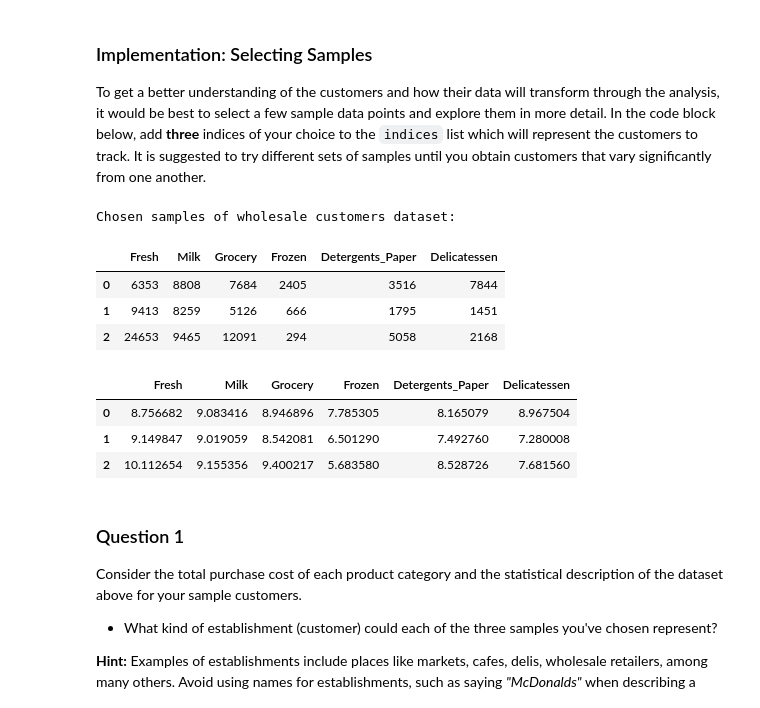
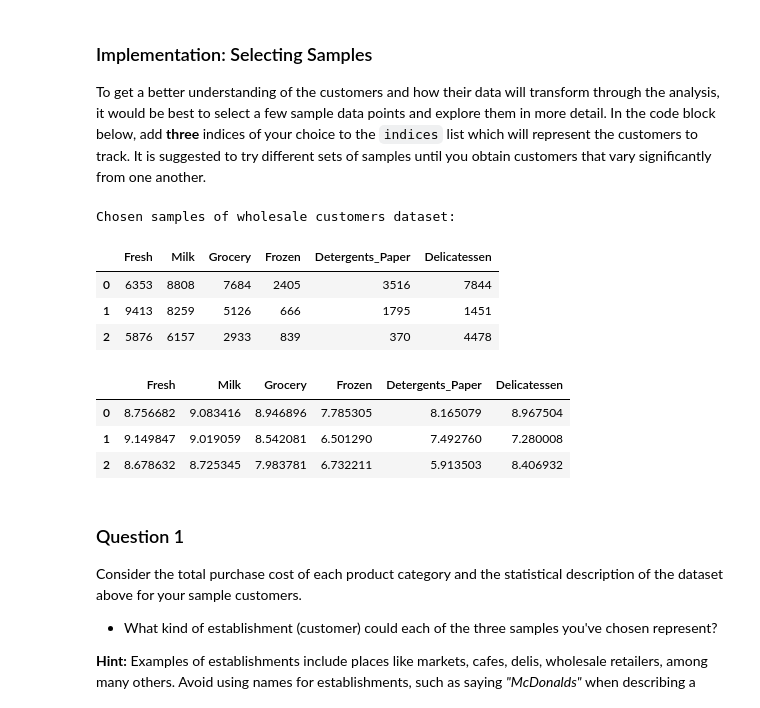
Before and after one commit to afobo/machine-learning, a Jupyter notebook: projects/customer_segments/customer_segments.ipynb, the cells around one changed output. Saved outputs shown, nothing was run; the diff lists cells and outputs as text; code cells hidden in the pictures.

```diff
--- a/projects/customer_segments/customer_segments.ipynb
+++ b/projects/customer_segments/customer_segments.ipynb
@@ -60,23 +60,23 @@ display(data.describe())
 To get a better understanding of the customers and how their data will transform through the analysis, it would be best to select a few sample data points and explore them in more detail. In the code block below, add **three** indices of your choice to the `indices` list which will represent the customers to track. It is suggested to try different sets of samples until you obtain customers that vary significantly from one another.
 # %%
 # TODO: Select three indices of your choice you wish to sample from the dataset
-indices = [2,5,14]
+indices = [2,5,17]
 
 # Create a DataFrame of the chosen samples
 samples = pd.DataFrame(data.loc[indices], columns = data.keys()).reset_index(drop = True)
 print("Chosen samples of wholesale customers dataset:")
 display(samples)
 display(np.log(samples))
 # %% [output]
 Chosen samples of wholesale customers dataset:
 |  | Fresh | Milk | Grocery | Frozen | Detergents_Paper | Delicatessen |
 | 0 | 6353 | 8808 | 7684 | 2405 | 3516 | 7844 |
 | 1 | 9413 | 8259 | 5126 | 666 | 1795 | 1451 |
-| 2 | 24653 | 9465 | 12091 | 294 | 5058 | 2168 |
+| 2 | 5876 | 6157 | 2933 | 839 | 370 | 4478 |
 |  | Fresh | Milk | Grocery | Frozen | Detergents_Paper | Delicatessen |
 | 0 | 8.756682 | 9.083416 | 8.946896 | 7.785305 | 8.165079 | 8.967504 |
 | 1 | 9.149847 | 9.019059 | 8.542081 | 6.501290 | 7.492760 | 7.280008 |
-| 2 | 10.112654 | 9.155356 | 9.400217 | 5.683580 | 8.528726 | 7.681560 |
+| 2 | 8.678632 | 8.725345 | 7.983781 | 6.732211 | 5.913503 | 8.406932 |
 # %% [markdown]
 ### Question 1
 Consider the total purchase cost of each product category and the statistical description of the dataset above for your sample customers.
```
Also changed, not shown: parts of 12 cells of this notebook.
